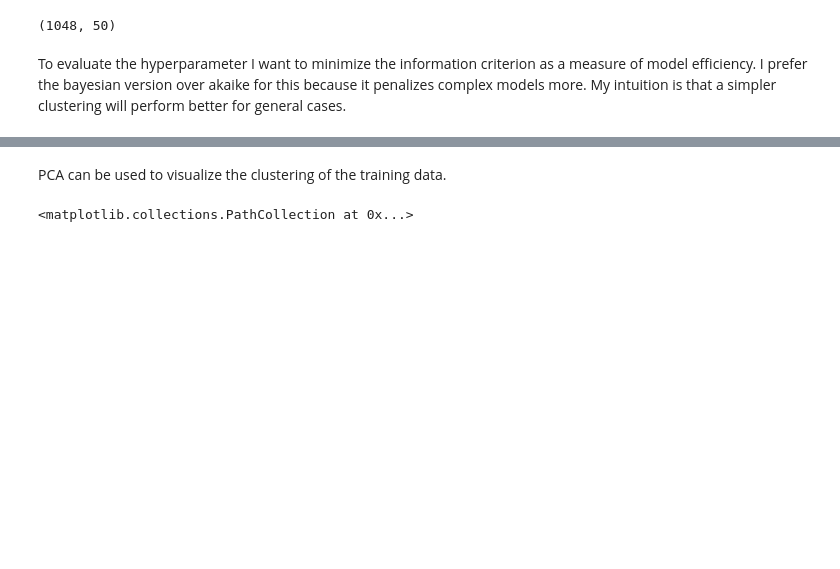
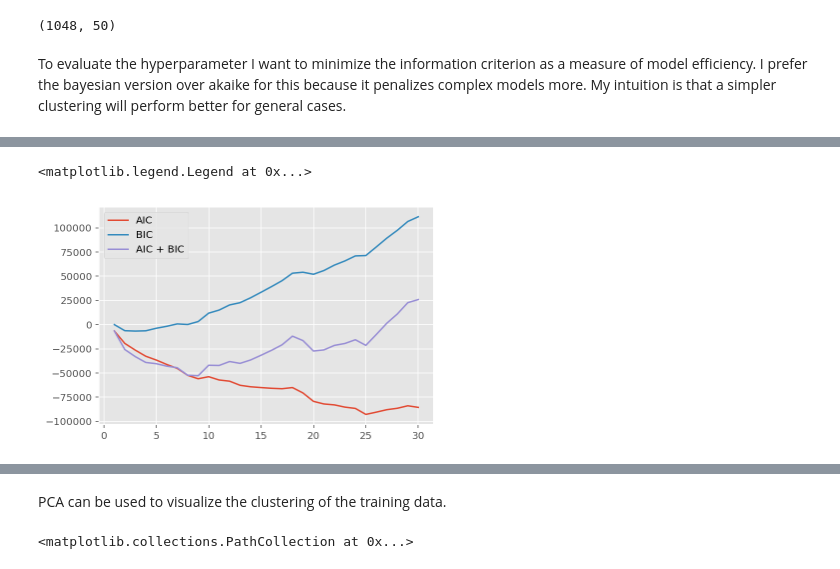
Before and after one commit to mttmac/glance, a Jupyter notebook: notebooks/VAE_clustering.ipynb, the cells around one changed output, grey strips where cells are left out. Saved outputs shown, nothing was run; the diff lists cells and outputs as text; code cells hidden in the pictures; blank space fills up the shorter version.

```diff
--- a/notebooks/VAE_clustering.ipynb
+++ b/notebooks/VAE_clustering.ipynb
@@ -97,3 +97,13 @@ plt.legend()
+# %%
+# Compare sum of AIC and BIC
+plt.plot(n_range, aic, label="AIC")
+plt.plot(n_range, bic, label='BIC')
+tic = [a + b for a, b in zip(aic, bic)]
+plt.plot(n_range, tic, label='AIC + BIC')
+plt.legend()
+# %% [output]
+<matplotlib.legend.Legend at 0x...>
+[figure, added]
 # %%
 # Select hyperparameter that minimizes BIC
 n = n_range[np.argmin(bic)]
```
Also changed, not shown: parts of 26 cells of this notebook, 4 other files.
